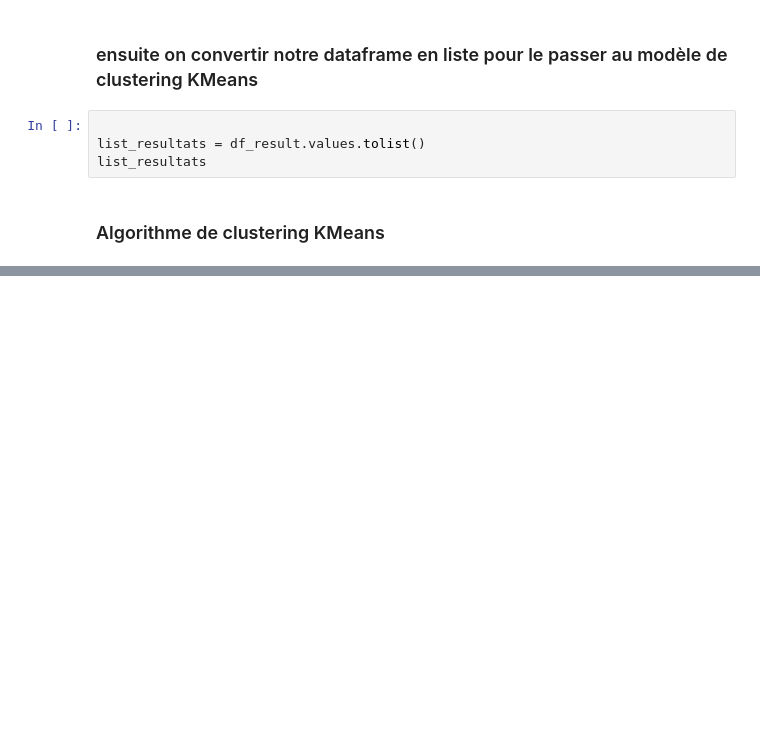
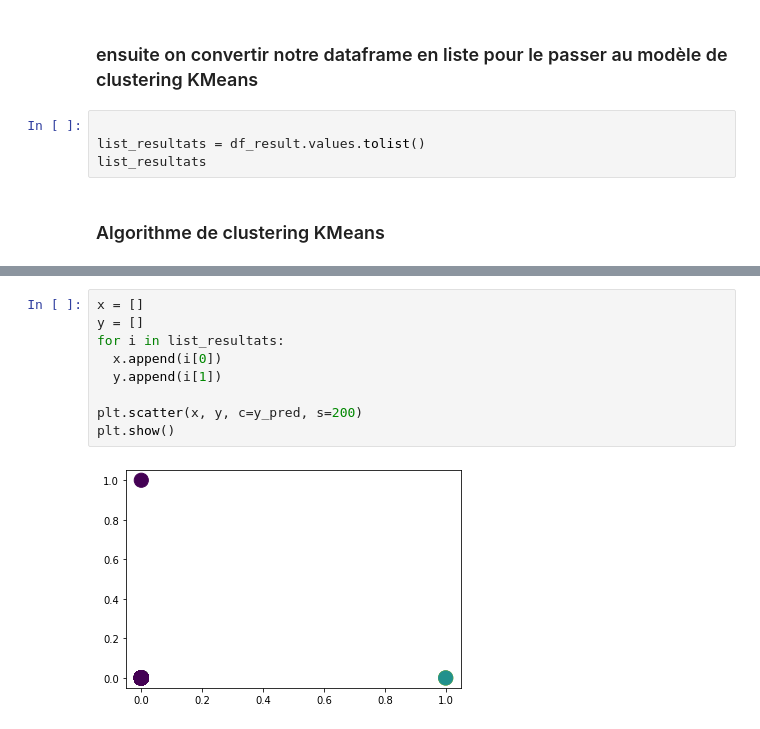
Before and after one commit to pfolaa/dsti-labs, a Jupyter notebook: fraud_detection.ipynb, the cells around one changed output, grey strips where cells are left out. Cells and saved outputs as stored; diff of their text form; blank space fills up the shorter version.

```diff
--- a/fraud_detection.ipynb
+++ b/fraud_detection.ipynb
@@ -1956,0 +2779,11 @@ array([0, 0, 0, 0, 0, 0, 0, 0, 0, 0, 0, 0, 0, 1, 0, 0, 0, 0, 0, 0, 0, 0,
+# %%
+x = []
+y = []
+for i in list_resultats:
+  x.append(i[0])
+  y.append(i[1])
+
+plt.scatter(x, y, c=y_pred, s=200)
+plt.show()
+# %% [output]
+[figure, added]
```
Also changed, not shown: parts of 91 cells of this notebook.
